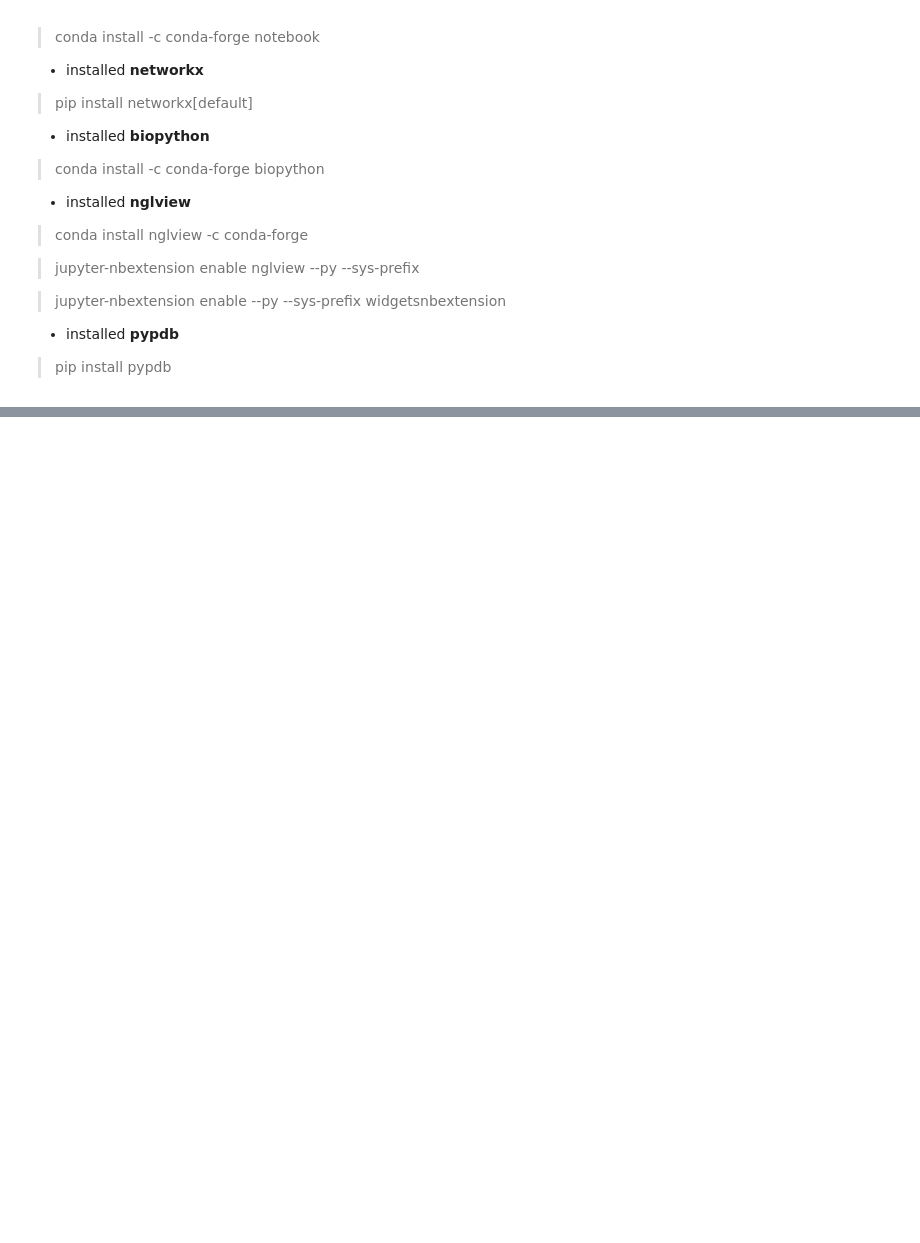
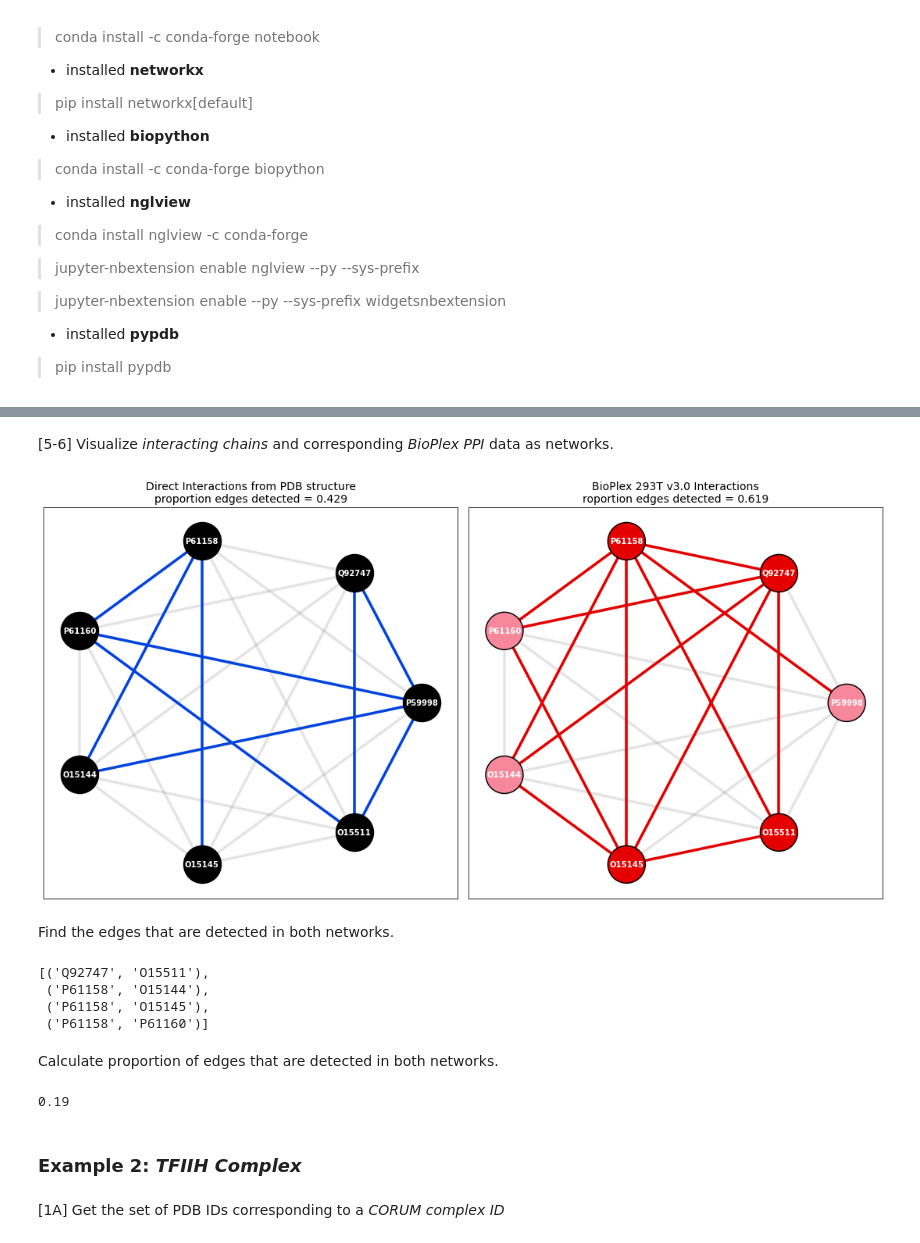
Before and after one commit to ccb-hms/BioPlexPy, a Jupyter notebook: TESTING/TESTING BioPlex Protein Structure Funcs.ipynb, the cells around one changed output, grey strips where cells are left out. Cells and saved outputs as stored; diff of their text form; code cells hidden in the pictures; blank space fills up the shorter version.

Commit message:
tested functions to download/analyze PDB structures and visualize network of interactions

```diff
--- a/TESTING/TESTING BioPlex Protein Structure Funcs.ipynb
+++ b/TESTING/TESTING BioPlex Protein Structure Funcs.ipynb
@@ -569,0 +681,5 @@ NGLWidget()
+# %%
+PDB_ID = '6YW7'
+# %%
+protein_structure_dir = '/n/data1/hms/ccb/lab/projects/bioplex/BioPlexPy/protein_function_testing'
+interacting_chains_list = get_interacting_chains_from_PDB(PDB_ID, protein_structure_dir)
@@ -569,0 +702,2 @@ NGLWidget()
+# %%
+chain_to_UniProt_mapping_dict = list_uniprot_pdb_mappings(PDB_ID)
@@ -569,0 +716,2 @@ NGLWidget()
+# %%
+interacting_UniProt_IDs = PDB_chains_to_uniprot(interacting_chains_list, chain_to_UniProt_mapping_dict)
@@ -569,0 +730,55 @@ NGLWidget()
+# %% [markdown]
+[5-6] Visualize *interacting chains* and corresponding *BioPlex PPI* data as networks.
+# %%
+from matplotlib import gridspec
+import matplotlib.pyplot as plt
+
+fig = plt.figure(constrained_layout=True)
+spec = gridspec.GridSpec(ncols=2, nrows=1, figure=fig) # define 2 columns since we'll have two networks
+spec.update(wspace=0.025) # set the spacing between axes
+
+# chain/uniprot physical interaction network
+ax1 = fig.add_subplot(spec[0])
+node_layout_pdb, edges_list_pdb, num_possible_edges_pdb = display_PDB_network_for_complex(ax1, interacting_UniProt_IDs, 2300, 3.5)
+prop_edges_pdb = round(float(len(edges_list_pdb)) / num_possible_edges_pdb, 3)
+
+# chain/uniprot PPI interaction network
+ax2 = fig.add_subplot(spec[1])
+bp_PPI_df = getBioPlex('293T', '3.0')
+edges_list_bp, num_possible_edges_bp = display_PPI_network_match_PDB(ax2, interacting_UniProt_IDs, bp_PPI_df, node_layout_pdb, 2300, 3.5)
+prop_edges_bp = round(float(len(edges_list_bp)) / num_possible_edges_bp, 3)
+
+# set titles
+ax1.set_title(f'Direct Interactions from PDB structure\nproportion edges detected = {prop_edges_pdb}', color = 'black', fontsize = 14) # set title
+ax2.set_title(f'BioPlex 293T v3.0 Interactions\nroportion edges detected = {prop_edges_bp}', color = 'black', fontsize = 14) # set title
+
+fig = plt.gcf()
+fig.set_size_inches(15, 7.5)
+fig.tight_layout()
+
+# save figure as PNG
+fig_out_path = '/n/shared_db/ccb/bioplex/BioPlexPy_testing/figures/network_PDB_interaction_VS_293T_3.0_Arp_2_3-complex.png'
+plt.savefig(fig_out_path, bbox_inches='tight', dpi = 300 , transparent = True)
+plt.show()
+# %% [output]
+[figure, added]
+# %% [markdown]
+Find the edges that are detected in both networks.
+# %%
+overlapping_edges_list = list(set(edges_list_pdb).intersection(set(edges_list_bp)))
+overlapping_edges_list
+# %% [output]
+[('Q92747', 'O15511'),
+ ('P61158', 'O15144'),
+ ('P61158', 'O15145'),
+ ('P61158', 'P61160')]
+# %% [markdown]
+Calculate proportion of edges that are detected in both networks.
+# %%
+round(float(len(overlapping_edges_list)) / num_possible_edges_pdb, 3)
+# %% [output]
+0.19
+# %% [markdown]
+### Example 2: *TFIIH Complex*
+# %% [markdown]
+[1A] Get the set of PDB IDs corresponding to a *CORUM complex ID*
```
Also changed, not shown: parts of 93 cells of this notebook.
